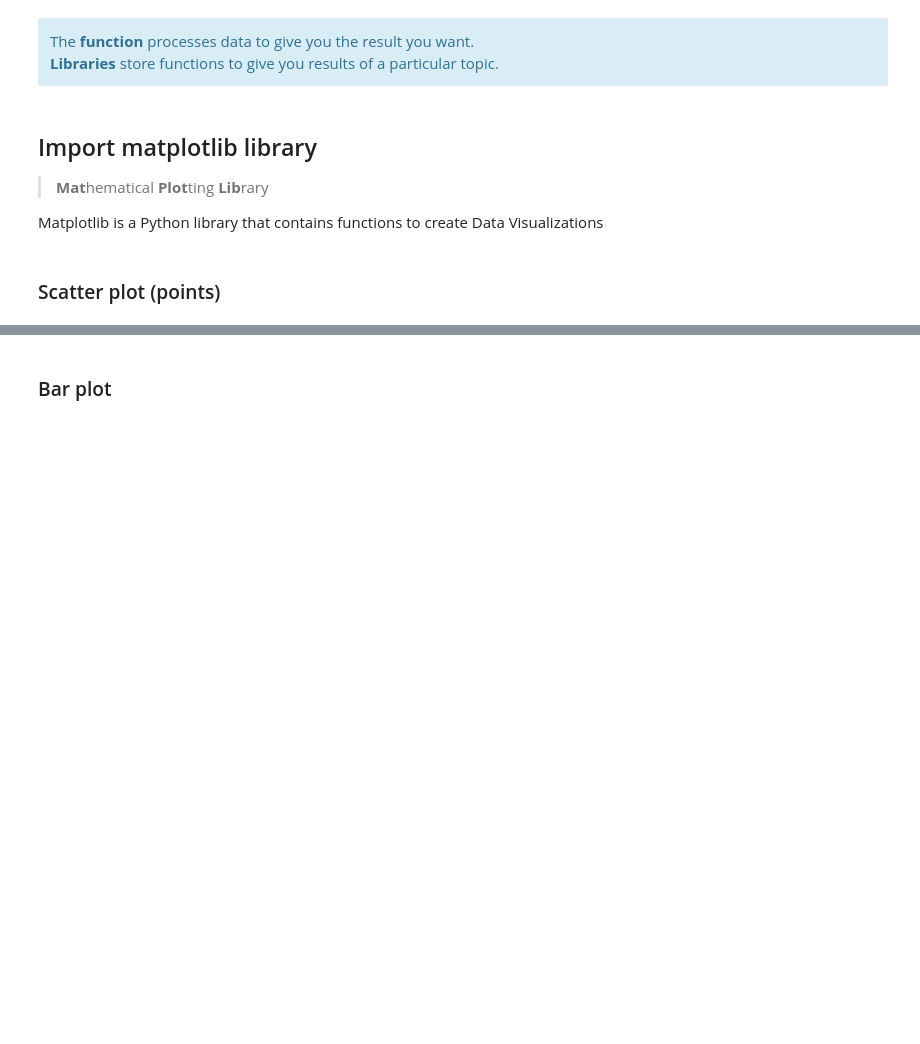
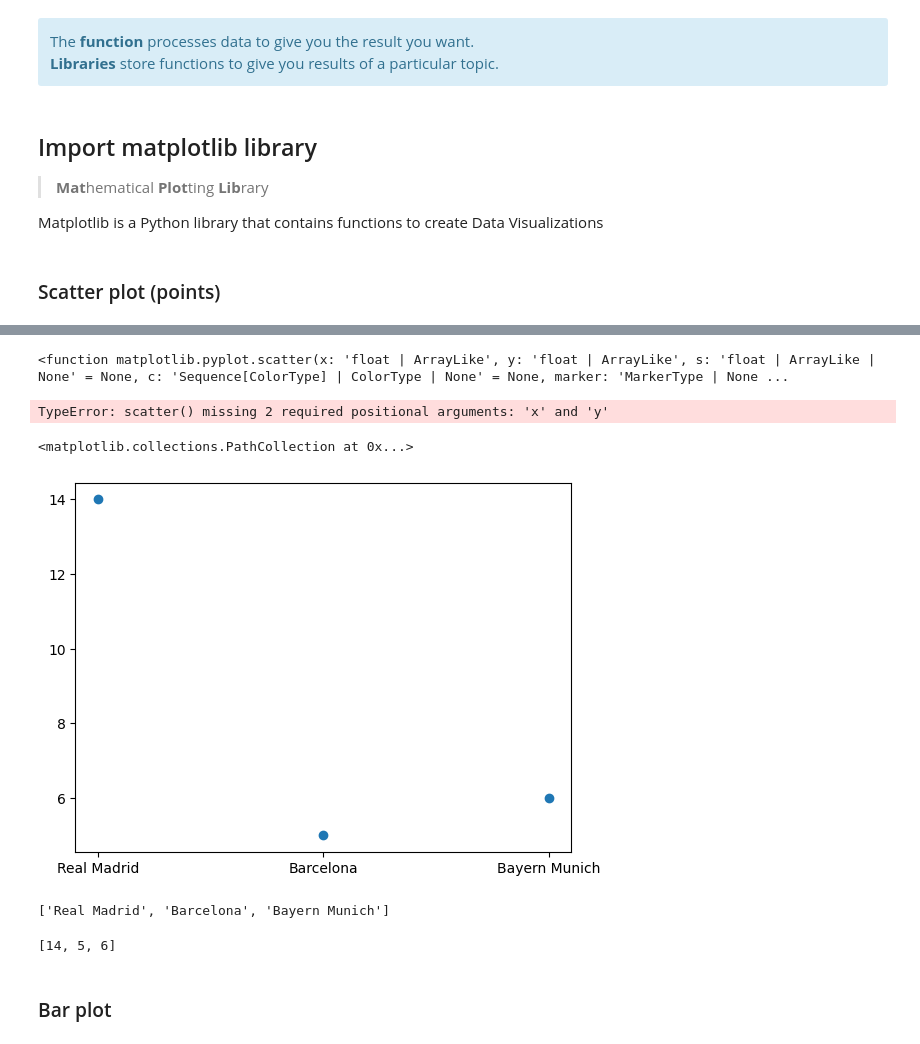
Before and after one commit to jsulopzs/course-resolving-python-data-analysis-visualization, a Jupyter notebook: 01_Getting Started with Data Visualization/01_Python Foundations for Data Visualization/01A_Foundations.ipynb, the cells around one changed output, grey strips where cells are left out. Drawn from its saved outputs; the diff is of its cells as text; code cells hidden in the pictures; blank space fills up the shorter version.

```diff
--- a/01_Getting Started with Data Visualization/01_Python Foundations for Data Visualization/01A_Foundations.ipynb
+++ b/01_Getting Started with Data Visualization/01_Python Foundations for Data Visualization/01A_Foundations.ipynb
@@ -27,0 +36,4 @@ import matplotlib.pyplot as plt
+# %%
+plt.scatter
+# %% [output]
+<function matplotlib.pyplot.scatter(x: 'float | ArrayLike', y: 'float | ArrayLike', s: 'float | ArrayLike | None' = None, c: 'Sequence[ColorType] | ColorType | None' = None, marker: 'MarkerType | None ...
@@ -28,2 +44,19 @@ import matplotlib.pyplot as plt
+# %%
+plt.scatter()
+# %% [output]
+TypeError: scatter() missing 2 required positional arguments: 'x' and 'y'
+# %%
+plt.scatter(x=football_teams, y=champions_leagues)
+# %% [output]
+<matplotlib.collections.PathCollection at 0x...>
+[figure, added]
+# %%
+football_teams
+# %% [output]
+['Real Madrid', 'Barcelona', 'Bayern Munich']
+# %%
+champions_leagues
+# %% [output]
+[14, 5, 6]
 # %% [markdown]
 ### Bar plot
```
Also changed, not shown: parts of 24 cells of this notebook, 10 other files.
